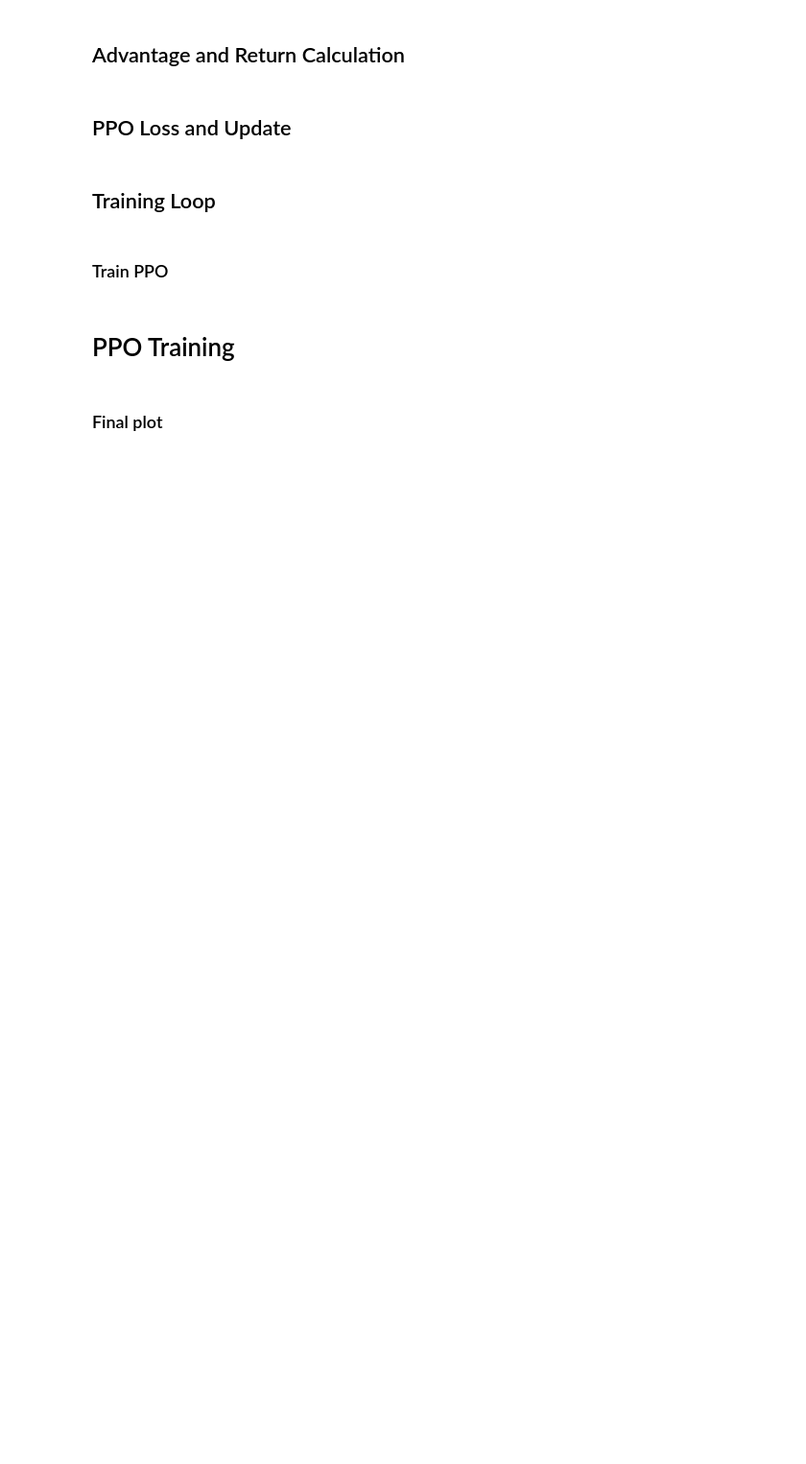
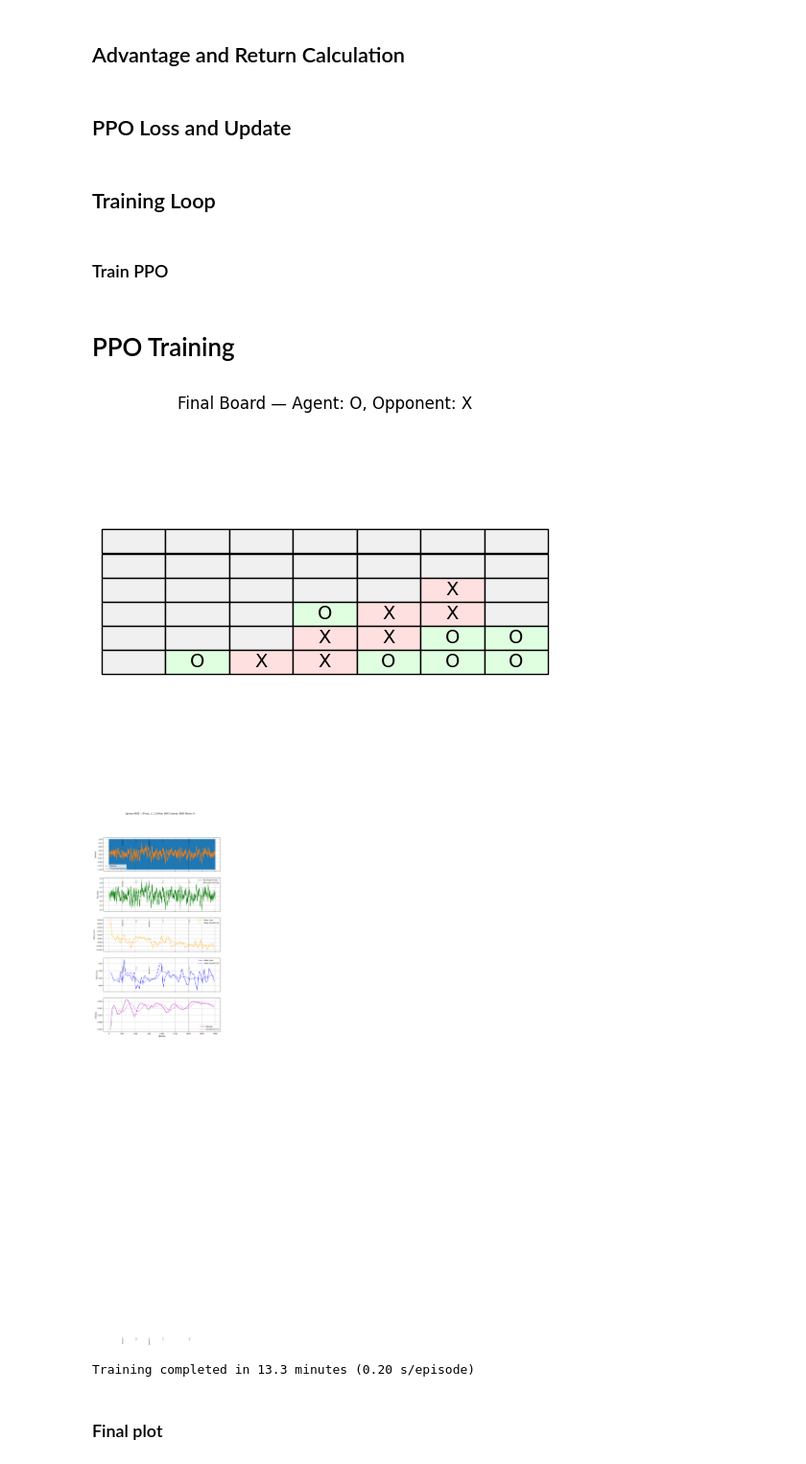
Before and after one commit to lovroselic/Connect4, a Jupyter notebook: Code/Jupiter/Connect4/PPO Training.ipynb, the cells around one changed output. Shown at 96% size. Drawn from its saved outputs; the diff is of its cells as text; code cells hidden in the pictures; blank space fills up the shorter version.

```diff
--- a/Code/Jupiter/Connect4/PPO Training.ipynb
+++ b/Code/Jupiter/Connect4/PPO Training.ipynb
@@ -98,13 +106,16 @@ os.environ["PYTHONHASHSEED"] = str(SEED)
 ## Constants, hyper parameters
 # %%
 #BATCH_SIZE = 64
-BATCH_SIZE = 128
+#BATCH_SIZE = 512
+BATCH_SIZE = 256
 
 #ENTROPY_COEF = 0.01
 #ENTROPY_COEF = 0.005
-ENTROPY_COEF = 0.001
+ENTROPY_COEF = 0.01
 #CLIP_RANGE = 0.1
 CLIP_RANGE = 0.2
+
+log_every_x_episode = 100
 # %% [markdown]
 ## Custom imports
 # %%
@@ -286,7 +328,6 @@ def train_one_episode(env, model, memory, episode, lookahead_depth):
     done = False
     player = random.choice([1, -1])
     final_result = None
-    pending_store = None
 
     while not done:
         if player == 1:
@@ -297,20 +338,15 @@ def train_one_episode(env, model, memory, episode, lookahead_depth):
 
             next_state, reward, done = env.step(action)
 
+            # Store transition
+            memory.store(state_tensor.squeeze(0).cpu(), action, log_prob, reward, done, value, valid_actions)
+
             if done:
-                if env.winner == 1:
-                    memory.store(
-                        state_tensor.squeeze(0).cpu(), action, log_prob, reward, done, value, valid_actions
-                    )
                 final_result = 1 if env.winner == 1 else -1 if env.winner == -1 else 0.5
                 break
-            else:
-                pending_store = (
-                    state_tensor.squeeze(0).cpu(), action, log_prob, reward, done, value, valid_actions
-                )
 
         else:
-            # Opponent's turn — fixed strategy from phase (lookahead or self-play)
+            # Opponent's turn (lookahead or self-play agent)
             action = get_opponent_action_ppo(
                 env=env,
                 agent=None if lookahead_depth is not None else model,
@@ -323,10 +359,6 @@ def train_one_episode(env, model, memory, episode, lookahead_depth):
             if done:
                 final_result = 1 if env.winner == 1 else -1 if env.winner == -1 else 0.5
                 break
-            else:
-                if pending_store is not None:
-                    memory.store(*pending_store)
-                    pending_store = None
 
         state = next_state
         player *= -1
@@ -398,7 +430,7 @@ def train_ppo(env, model, optimizer, phase_config, episodes=1000, batch_size=BAT
             memory.clear()
 
         # Summary
-        if (episode + 1) % 25 == 0:
+        if (episode + 1) % log_every_x_episode == 0:
             recent_rewards = reward_history[-25:]
             recent_win_rate = np.mean(win_history[-25:])
             summary_stats[episode + 1] = {
@@ -416,7 +448,7 @@ def train_ppo(env, model, optimizer, phase_config, episodes=1000, batch_size=BAT
             clear_output(wait=True)
             Connect4_BoardDisplayer.display_board(final_board)
 
-            fig, ax = plt.subplots(5, 1, figsize=(12, 16), sharex=True)
+            fig, ax = plt.subplots(5, 1, figsize=(12, 20), sharex=True)
 
             # Reward
             ax[0].plot(reward_history, label='Reward')
@@ -431,6 +463,9 @@ def train_ppo(env, model, optimizer, phase_config, episodes=1000, batch_size=BAT
             if len(win_history) >= 25:
                 win_avg = np.convolve(win_history, np.ones(25)/25, mode='valid')
                 ax[1].plot(range(24, len(win_history)), win_avg, label='Win Rate (25 ep)', color='green')
+            if len(win_history) >= 250:
+                win_avg = np.convolve(win_history, np.ones(250)/250, mode='valid')
+                ax[1].plot(range(249, len(win_history)), win_avg, label='Win Rate (205 ep)', color='#AAA',  linestyle='--' )
             ax[1].set_ylabel("Win Rate")
             ax[1].legend()
             ax[1].grid(True)
@@ -449,6 +484,10 @@ def train_ppo(env, model, optimizer, phase_config, episodes=1000, batch_size=BAT
 
             # Value Loss
             ax[3].plot(update_steps, value_losses, label='Value Loss', color='blue')
+            if len(value_losses) >= 5:
+                value_losses_avg = np.convolve(value_losses, np.ones(5)/5, mode='valid')
+                ax[3].plot(update_steps[4:], value_losses_avg, label='Value loss MA (5)', color='blue', linestyle='--')
+
             ax[3].set_ylabel("Value Loss")
             ax[3].legend()
             ax[3].grid(True)
@@ -473,7 +512,8 @@ def train_ppo(env, model, optimizer, phase_config, episodes=1000, batch_size=BAT
                                   rotation=90, va='top', ha='left', fontsize=8)
 
             fig.suptitle(f"Episode {episode+1} — Phase: {phase} | Wins: {win_count}, Losses: {loss_count}, Draws: {draw_count}")
-            plt.tight_layout(rect=[0, 0, 1, 0.95])
+            #plt.tight_layout(rect=[0, 0, 1, 0.95])
+            plt.tight_layout()
             display(fig)
             plt.close()
 
@@ -486,28 +526,32 @@ def train_ppo(env, model, optimizer, phase_config, episodes=1000, batch_size=BAT
 # %%
 # --- Environment and Model Setup ---
 env = Connect4Env()
 model = ActorCritic().to(DEVICE)
-#Learning_rate = 3e-4
-Learning_rate = 5e-4
+Learning_rate = 3e-4
+#Learning_rate = 5e-4
 #2.5e-4
 # or 5e-5
 optimizer = torch.optim.Adam(model.parameters(), lr=Learning_rate)
 
 start_time = time.time()
 
 # --- Train PPO Agent with Curriculum Phases ---
 episode_rewards, summary_stats = train_ppo(
     env=env,
     model=model,
     optimizer=optimizer,
     phase_config=TRAINING_PHASES,
     episodes=N_EPISODES,
     batch_size=64
 )
 
 end_time = time.time()
 elapsed = end_time - start_time
 print(f"\nTraining completed in {elapsed/60:.1f} minutes ({elapsed / N_EPISODES:.2f} s/episode)")
+# %% [output]
+[figure, added]
+[figure, added]
+Training completed in 13.3 minutes (0.20 s/episode)
 # %% [markdown]
 ### Final plot
 # %%
```
Also changed, not shown: parts of 19 cells of this notebook, 19 other files.
